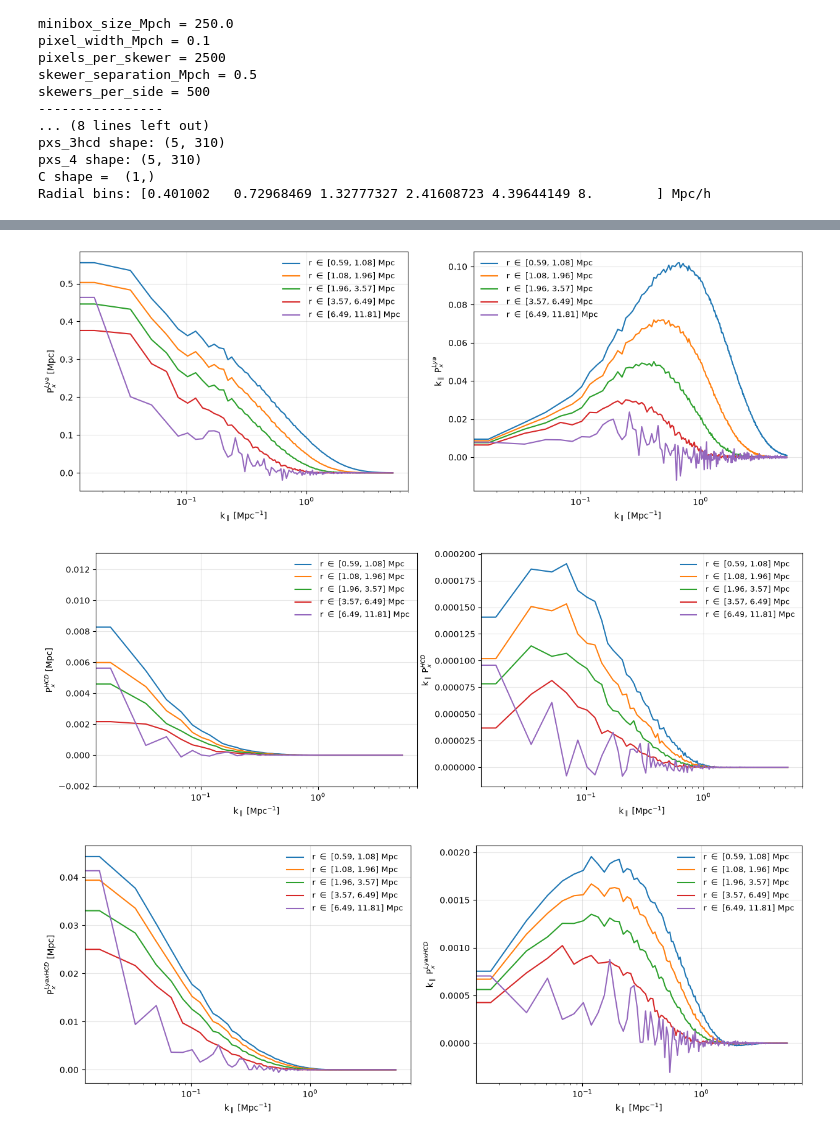
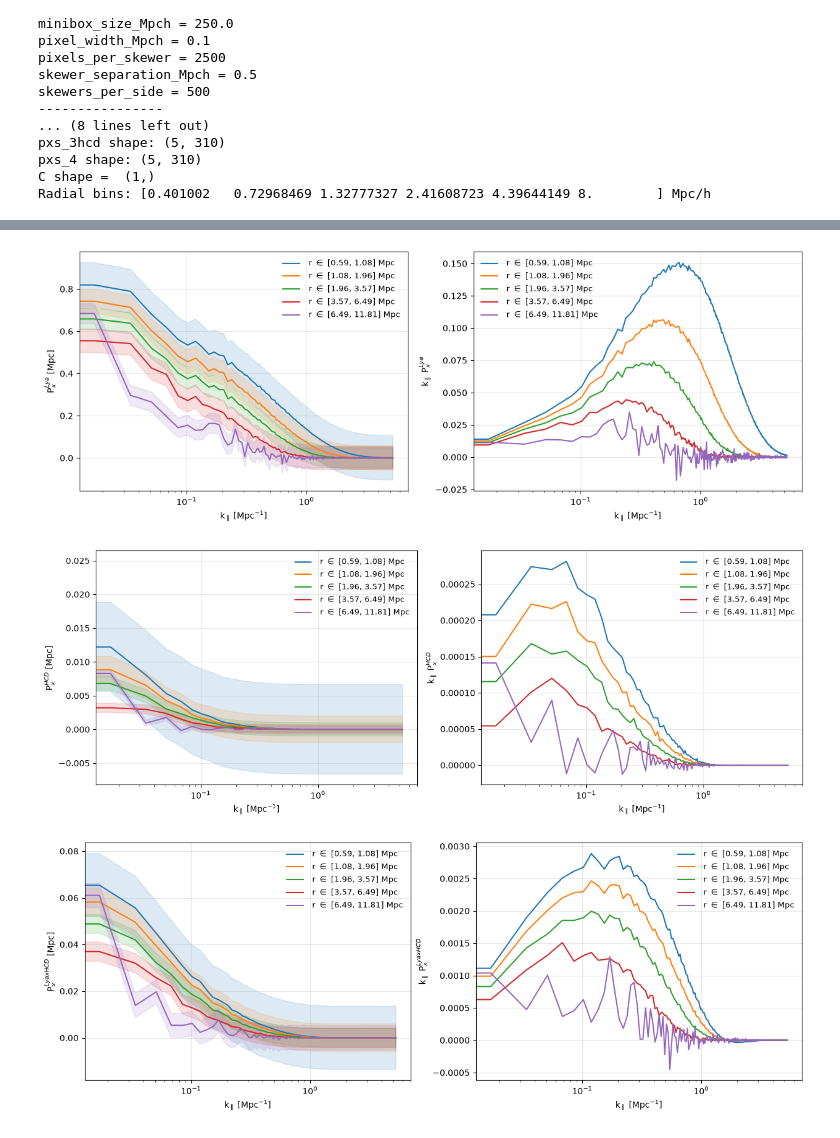
Before and after one commit to andreufont/astrid_hcd, a Jupyter notebook: SimulationFields/Px.ipynb, the cells around one changed output, grey strips where cells are left out. Drawn from its saved outputs; the diff is of its cells as text; code cells hidden in the pictures.

```diff
--- a/SimulationFields/Px.ipynb
+++ b/SimulationFields/Px.ipynb
@@ -370,13 +399,13 @@ Radial bins: [0.401002   0.72968469 1.32777327 2.41608723 4.39644149 8.        ]
 # %%
 k_los *= hubble  # In Mpc^-1
 r_bins /= hubble  # In Mpc
-pxs_tot /= hubble  # In Mpc
-pxs_lya /= hubble
-pxs_hcd /= hubble
-pxs_lyahcd /= hubble
-pxs_3lya /= hubble
-pxs_3hcd /= hubble
-pxs_4 /= hubble
+Px_tot /= hubble  # In Mpc
+Px_lya /= hubble
+Px_hcd /= hubble
+Px_lyahcd /= hubble
+Px_3lya /= hubble
+Px_3hcd /= hubble
+Px_4 /= hubble
 # %%
 Px_34 = 2*Px_3lya + 2*Px_3hcd + Px_4
 Px_model = (Px_lya + Px_hcd + 2*Px_lyahcd + Px_34)/(1 + C)**2
@@ -554,7 +585,7 @@ plt.savefig('plot.png', dpi=200, bbox_inches='tight')
 # %%
 fig = plt.figure(figsize=(25, 18))
 
-i = -2
+i = -1
 gs = plt.GridSpec(2, 3)[i]
 inner = gs.subgridspec(2, 1, height_ratios=[3, 1], hspace=0.05)
 ax_main = fig.add_subplot(inner[0])
@@ -568,7 +599,7 @@ ax_main.plot(k_los, Px_aprox[i], color='indianred', label='No 34 terms')
 
 ax_main.set_xscale('log')
 ax_main.set_xlim(right=6)
-ax_main.set_ylim(top=0.5)
+ax_main.set_ylim(top=0.9)
 ax_main.grid(alpha=0.3)
 ax_main.legend(fontsize=14)
 ax_main.set_ylabel(r'$P_{x}(k_\parallel)$ [Mpc]', fontsize=14)
@@ -596,7 +627,9 @@ plt.figure(figsize=(15, 5))
 
 plt.subplot(1, 2, 1)
 for i in np.arange(len(r_bins)-1):
-    plt.plot(k_los, Px_lya[i, :], label=f' r $\\in$ [%.2f, %.2f] Mpc' %(r_bins[i], r_bins[i+1]))
+    p = plt.plot(k_los, Px_lya[i, :], label=f' r $\\in$ [%.2f, %.2f] Mpc' %(r_bins[i], r_bins[i+1]))
+    plt.fill_between(k_los, (Px_lya[i]-Px_std_lya[i]), (Px_lya[i]+Px_std_lya[i]), color=p[0].get_color(), alpha=0.15)
+
 plt.xscale('log')
 plt.grid(alpha=0.3)
 plt.legend(fontsize=9.5, frameon=False)
@@ -606,19 +639,23 @@ plt.ylabel(r'P$_{x}^{Lya}$ [Mpc]');
 plt.subplot(1, 2, 2)
 for i in np.arange(len(r_bins)-1):
     plt.plot(k_los, k_los*Px_lya[i, :], label=f' r $\\in$ [%.2f, %.2f] Mpc' %(r_bins[i], r_bins[i+1]))
+    #plt.fill_between(k_los, k_los*(Px_lya[i]-Px_std_lya[i]), k_los*(Px_lya[i]+Px_std_lya[i]), color=p[0].get_color(), alpha=0.15)
+
 plt.xscale('log')
 plt.grid(alpha=0.3)
 plt.legend(fontsize=9.5, frameon=False)
 plt.xlabel(r'k$_\parallel$ [Mpc$^{-1}$]')
 plt.ylabel(r'k$_\parallel$ P$_{x}^{Lya}$');
 # %% [output]
-[figure, old version]
+[figure, new version]
 # %%
 plt.figure(figsize=(15, 5))
 
 plt.subplot(1, 2, 1)
 for i in np.arange(len(r_bins)-1):
-    plt.plot(k_los, Px_hcd[i, :], label=f' r $\\in$ [%.2f, %.2f] Mpc' %(r_bins[i], r_bins[i+1]))
+    p = plt.plot(k_los, Px_hcd[i, :], label=f' r $\\in$ [%.2f, %.2f] Mpc' %(r_bins[i], r_bins[i+1]))
+    plt.fill_between(k_los, (Px_hcd[i]-Px_std_hcd[i]), (Px_hcd[i]+Px_std_hcd[i]), color=p[0].get_color(), alpha=0.15)
+
 plt.xscale('log')
 plt.grid(alpha=0.3)
 plt.legend(fontsize=9.5, frameon=False)
@@ -634,29 +671,31 @@ plt.legend(fontsize=9.5, frameon=False)
 plt.xlabel(r'k$_\parallel$ [Mpc$^{-1}$]')
 plt.ylabel(r'k$_\parallel$ P$_{x}^{HCD}$');
 # %% [output]
-[figure, old version]
+[figure, new version]
 # %%
 plt.figure(figsize=(15, 5))
 
 plt.subplot(1, 2, 1)
 for i in np.arange(len(r_bins)-1):
-    plt.plot(k_los, Px_lyahcd[i, :], label=f' r $\\in$ [%.2f, %.2f] Mpc' %(r_bins[i], r_bins[i+1]))
+    p = plt.plot(k_los, Px_lyahcd[i, :], label=f' r $\\in$ [%.2f, %.2f] Mpc' %(r_bins[i], r_bins[i+1]))
+    plt.fill_between(k_los, (Px_lyahcd[i]-Px_std_lyahcd[i]), (Px_lyahcd[i]+Px_std_lyahcd[i]), color=p[0].get_color(), alpha=0.15)
+
 plt.xscale('log')
 plt.grid(alpha=0.3)
 plt.legend(fontsize=9.5, frameon=False)
 plt.xlabel(r'k$_\parallel$ [Mpc$^{-1}$]')
 plt.ylabel(r'P$_{x}^{LyaxHCD}$ [Mpc]');
 
 plt.subplot(1, 2, 2)
 for i in np.arange(len(r_bins)-1):
     plt.plot(k_los, k_los*Px_lyahcd[i, :], label=f' r $\\in$ [%.2f, %.2f] Mpc' %(r_bins[i], r_bins[i+1]))
 plt.xscale('log')
 plt.grid(alpha=0.3)
 plt.legend(fontsize=9.5, frameon=False)
 plt.xlabel(r'k$_\parallel$ [Mpc$^{-1}$]')
 plt.ylabel(r'k$_\parallel$ P$_{x}^{LyaxHCD}$');
 # %% [output]
-[figure, old version]
+[figure, new version]
 # %%
 plt.figure(figsize=(15, 5))
 
```
Also changed, not shown: parts of 9 cells of this notebook, 4 other files.
